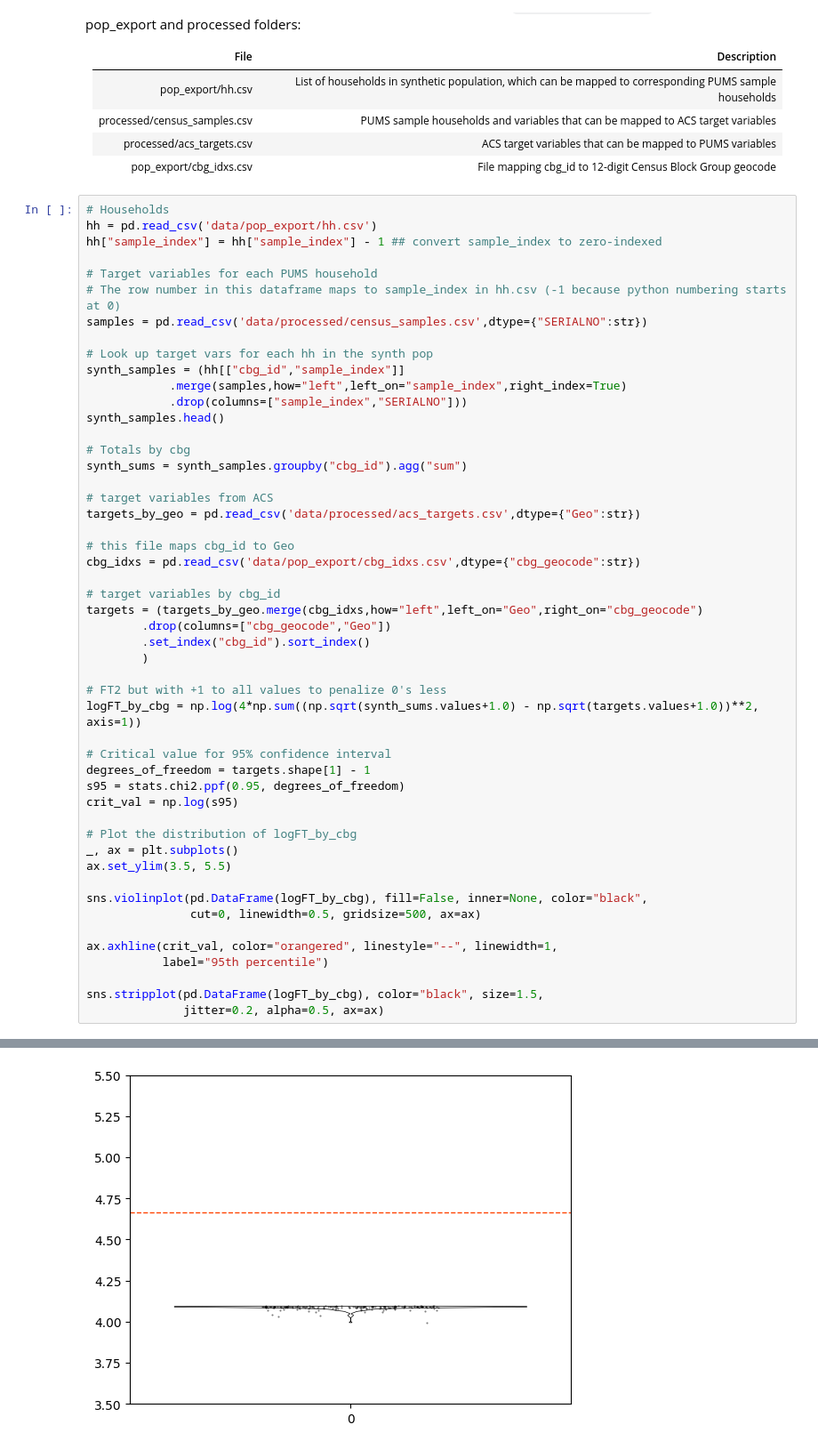
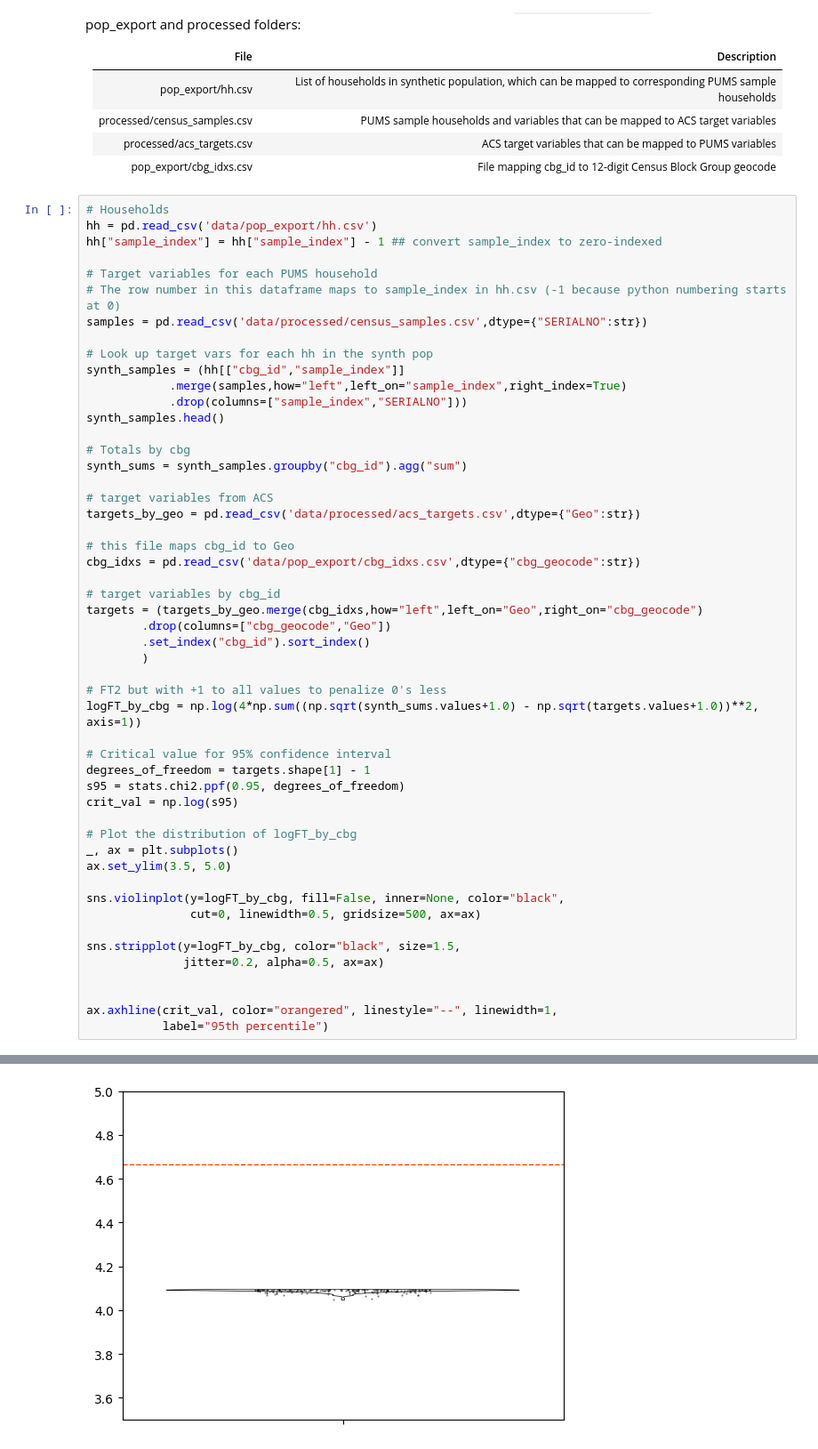
Before and after one commit to GeoPopsHub/sc_spartanburg_measles, a Jupyter notebook: 2_explore_people.ipynb, the cells around one changed output, grey strips where cells are left out. Shown at 89% size. Cells and saved outputs as stored; diff of their text form.

```diff
--- a/2_explore_people.ipynb
+++ b/2_explore_people.ipynb
@@ -399,14 +475,15 @@ crit_val = np.log(s95)
 
 # Plot the distribution of logFT_by_cbg
 _, ax = plt.subplots()
-ax.set_ylim(3.5, 5.5)
+ax.set_ylim(3.5, 5.0)
 
-sns.violinplot(pd.DataFrame(logFT_by_cbg), fill=False, inner=None, color="black",
+sns.violinplot(y=logFT_by_cbg, fill=False, inner=None, color="black",
                cut=0, linewidth=0.5, gridsize=500, ax=ax)
+
+sns.stripplot(y=logFT_by_cbg, color="black", size=1.5,
+              jitter=0.2, alpha=0.5, ax=ax)
+
 
 ax.axhline(crit_val, color="orangered", linestyle="--", linewidth=1,
            label="95th percentile")
-
-sns.stripplot(pd.DataFrame(logFT_by_cbg), color="black", size=1.5,
-              jitter=0.2, alpha=0.5, ax=ax)
 # %% [output]
@@ -414,2 +491,2 @@ sns.stripplot(pd.DataFrame(logFT_by_cbg), color="black", size=1.5,
-[figure, old version]
+[figure, new version]
 # %% [markdown]
```
Also changed, not shown: parts of 13 cells of this notebook.
